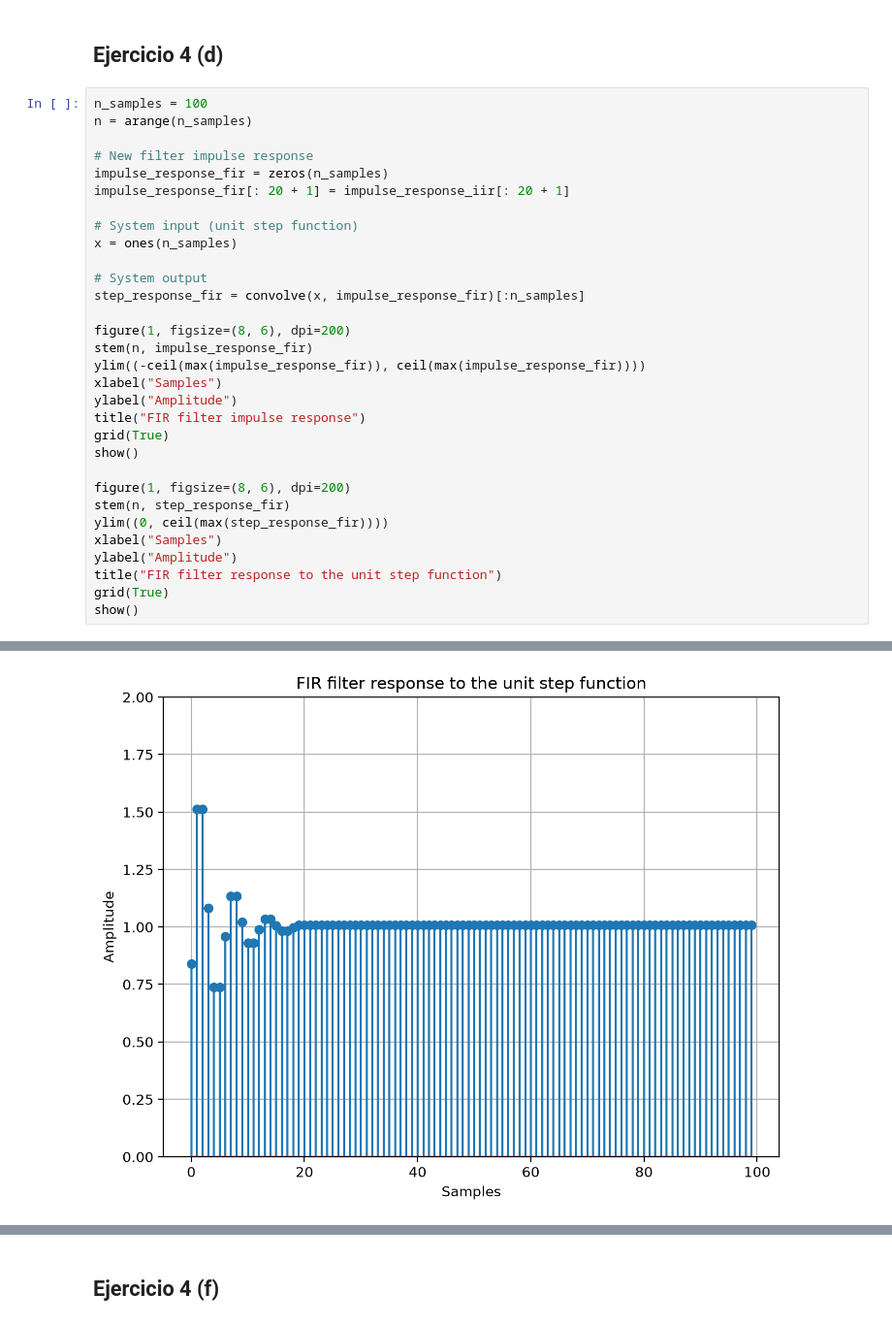
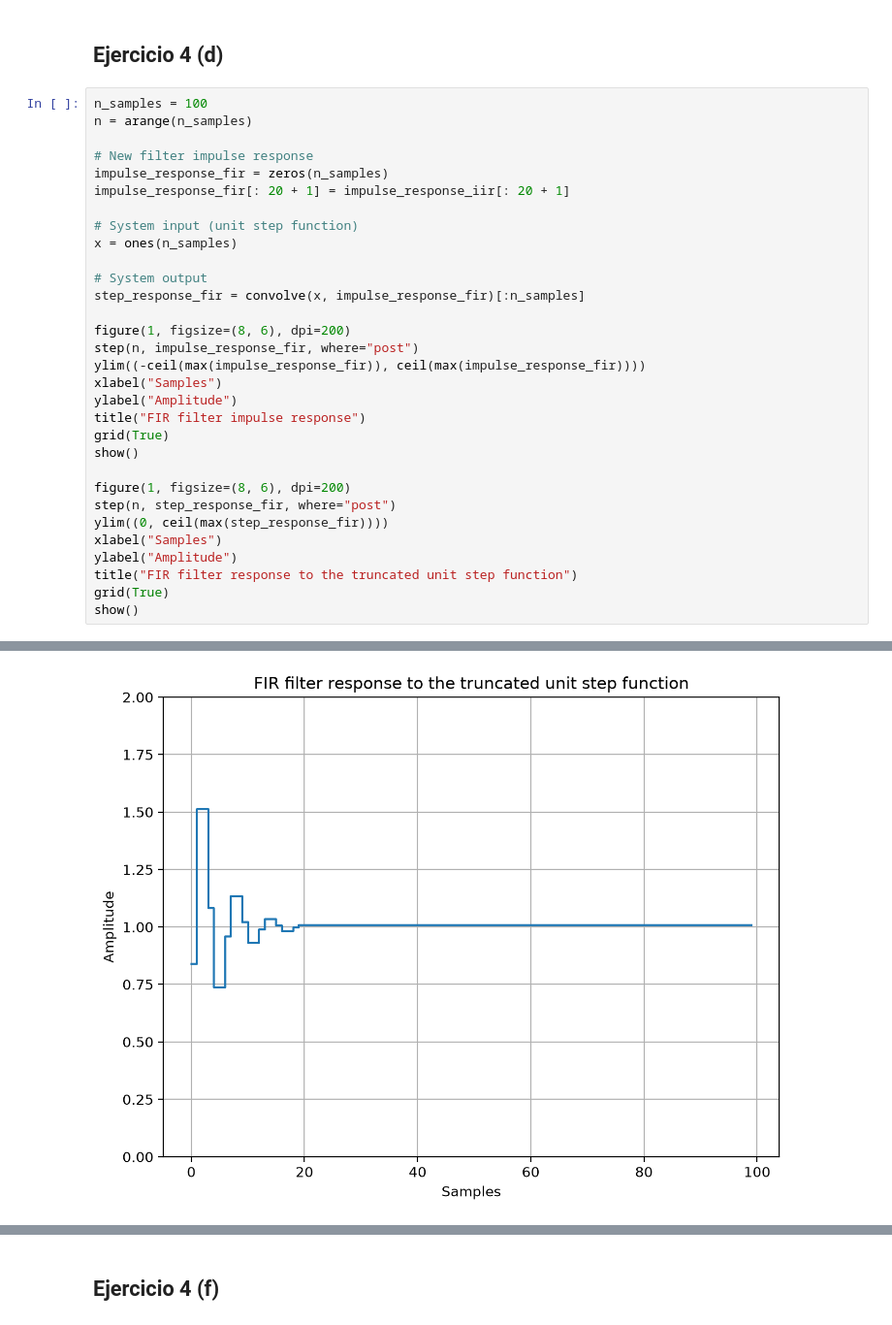
Before and after one commit to estanislaocrivos/digital-signal-processing-course, a Jupyter notebook: gp-01/ej-04.ipynb, the cells around one changed output, grey strips where cells are left out. Shown at 97% size. Drawn from its saved outputs; the diff is of its cells as text.

```diff
--- a/gp-01/ej-04.ipynb
+++ b/gp-01/ej-04.ipynb
@@ -181,7 +178,7 @@ x = ones(n_samples)
 step_response_fir = convolve(x, impulse_response_fir)[:n_samples]
 
 figure(1, figsize=(8, 6), dpi=200)
-stem(n, impulse_response_fir)
+step(n, impulse_response_fir, where="post")
 ylim((-ceil(max(impulse_response_fir)), ceil(max(impulse_response_fir))))
 xlabel("Samples")
 ylabel("Amplitude")
@@ -190,11 +187,11 @@ grid(True)
 show()
 
 figure(1, figsize=(8, 6), dpi=200)
-stem(n, step_response_fir)
+step(n, step_response_fir, where="post")
 ylim((0, ceil(max(step_response_fir))))
 xlabel("Samples")
 ylabel("Amplitude")
-title("FIR filter response to the unit step function")
+title("FIR filter response to the truncated unit step function")
 grid(True)
 show()
 # %% [output]
@@ -202 +199 @@ show()
-[figure, old version]
+[figure, new version]
```
Also changed, not shown: parts of 7 cells of this notebook.
